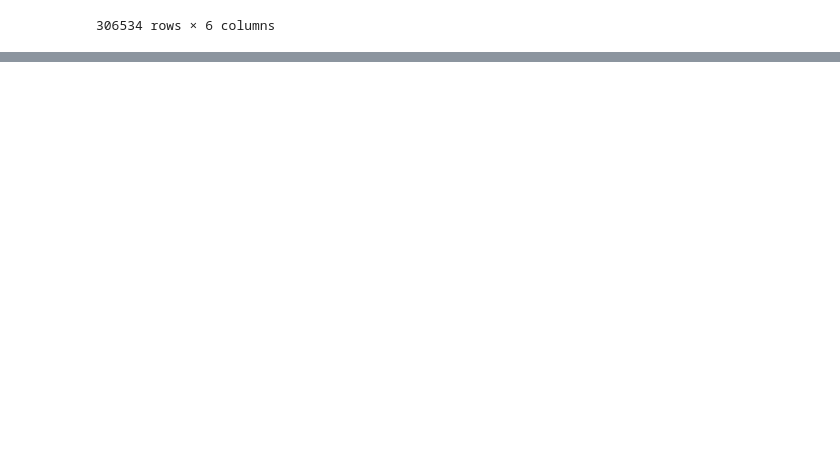
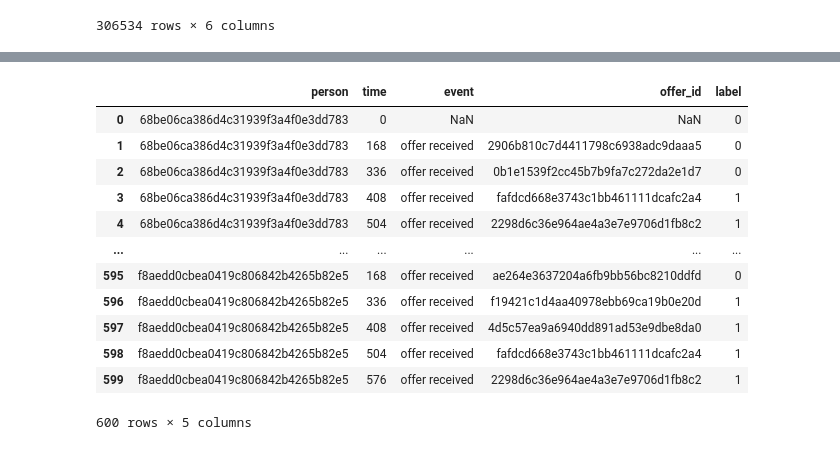
Before and after one commit to silviomori/udacity-machine-learning-capstone-starbucks, a Jupyter notebook: FeatureEngineering.ipynb, the cells around one changed output, grey strips where cells are left out. Cells and saved outputs as stored; diff of their text form; code cells hidden in the pictures; blank space fills up the shorter version.

```diff
--- a/FeatureEngineering.ipynb
+++ b/FeatureEngineering.ipynb
@@ -298,0 +297,7 @@ display(transcript_df)
+# %%
+users_to_discard = np.append(
+    transcript_df.query('amount >= 51').person.unique(),
+    transcript_df.groupby('person').count().query('amount == 0').index.values)
+
+profile_df = profile_df.query('id not in @users_to_discard')
+transcript_df = transcript_df.query('person not in @users_to_discard')
@@ -298,0 +306,35 @@ display(transcript_df)
+# %%
+## Split register according to event
+offer_received_df = transcript_df.query('event == "offer received"')
+offer_viewed_df = transcript_df.query('event == "offer viewed"')
+offer_completed_df = transcript_df.query('event == "offer completed"')
+transaction_df = transcript_df.query('event == "transaction"')
+# %%
+## Remove unnecessary columns
+offer_received_df = offer_received_df.drop(columns=['amount', 'reward'])
+
+## Create registers when customers did not receive offer
+offer_sending_time = offer_received_df.time.unique()
+new_index = pd.MultiIndex.from_product(
+    (profile_df.index[:100], offer_sending_time),
+    names=['person', 'time'])
+
+offer_received_df = offer_received_df.set_index(['person', 'time'])
+offer_received_df = offer_received_df.sort_index()
+offer_received_df = offer_received_df.reindex(new_index)
+offer_received_df = offer_received_df.reset_index()
+
+## Create column to indicate when the offer ends
+offer_received_df = offer_received_df.join(portfolio_df.duration*24, on='offer_id')
+offer_received_df = offer_received_df.assign(
+    offer_ends_on=offer_received_df.time + offer_received_df.duration)
+
+## Create column to indicate when the offer is informational
+offer_received_df = offer_received_df.join(
+    portfolio_df.informational, on='offer_id')
+
+## Create column to indicate when the offer is viewed or completed
+offer_received_df = offer_received_df.assign(viewed_on=np.nan, completed_on=np.nan)
+
+## Create a column to hold the label for that offer sending
+offer_received_df = offer_received_df.assign(label=np.nan)
@@ -298,0 +420,16 @@ display(transcript_df)
+# %%
+offer_received_df
+# %% [output]
+|  | person | time | event | offer_id | label |
+| 0 | 68be06ca386d4c31939f3a4f0e3dd783 | 0 | NaN | NaN | 0 |
+| 1 | 68be06ca386d4c31939f3a4f0e3dd783 | 168 | offer received | 2906b810c7d4411798c6938adc9daaa5 | 0 |
+| 2 | 68be06ca386d4c31939f3a4f0e3dd783 | 336 | offer received | 0b1e1539f2cc45b7b9fa7c272da2e1d7 | 0 |
+| 3 | 68be06ca386d4c31939f3a4f0e3dd783 | 408 | offer received | fafdcd668e3743c1bb461111dcafc2a4 | 1 |
+| 4 | 68be06ca386d4c31939f3a4f0e3dd783 | 504 | offer received | 2298d6c36e964ae4a3e7e9706d1fb8c2 | 1 |
+| ... | ... | ... | ... | ... | ... |
+| 595 | f8aedd0cbea0419c806842b4265b82e5 | 168 | offer received | ae264e3637204a6fb9bb56bc8210ddfd | 0 |
+| 596 | f8aedd0cbea0419c806842b4265b82e5 | 336 | offer received | f19421c1d4aa40978ebb69ca19b0e20d | 1 |
+| 597 | f8aedd0cbea0419c806842b4265b82e5 | 408 | offer received | 4d5c57ea9a6940dd891ad53e9dbe8da0 | 1 |
+| 598 | f8aedd0cbea0419c806842b4265b82e5 | 504 | offer received | fafdcd668e3743c1bb461111dcafc2a4 | 1 |
+| 599 | f8aedd0cbea0419c806842b4265b82e5 | 576 | offer received | 2298d6c36e964ae4a3e7e9706d1fb8c2 | 1 |
+600 rows × 5 columns
```
Also changed, not shown: parts of 5 cells of this notebook.
